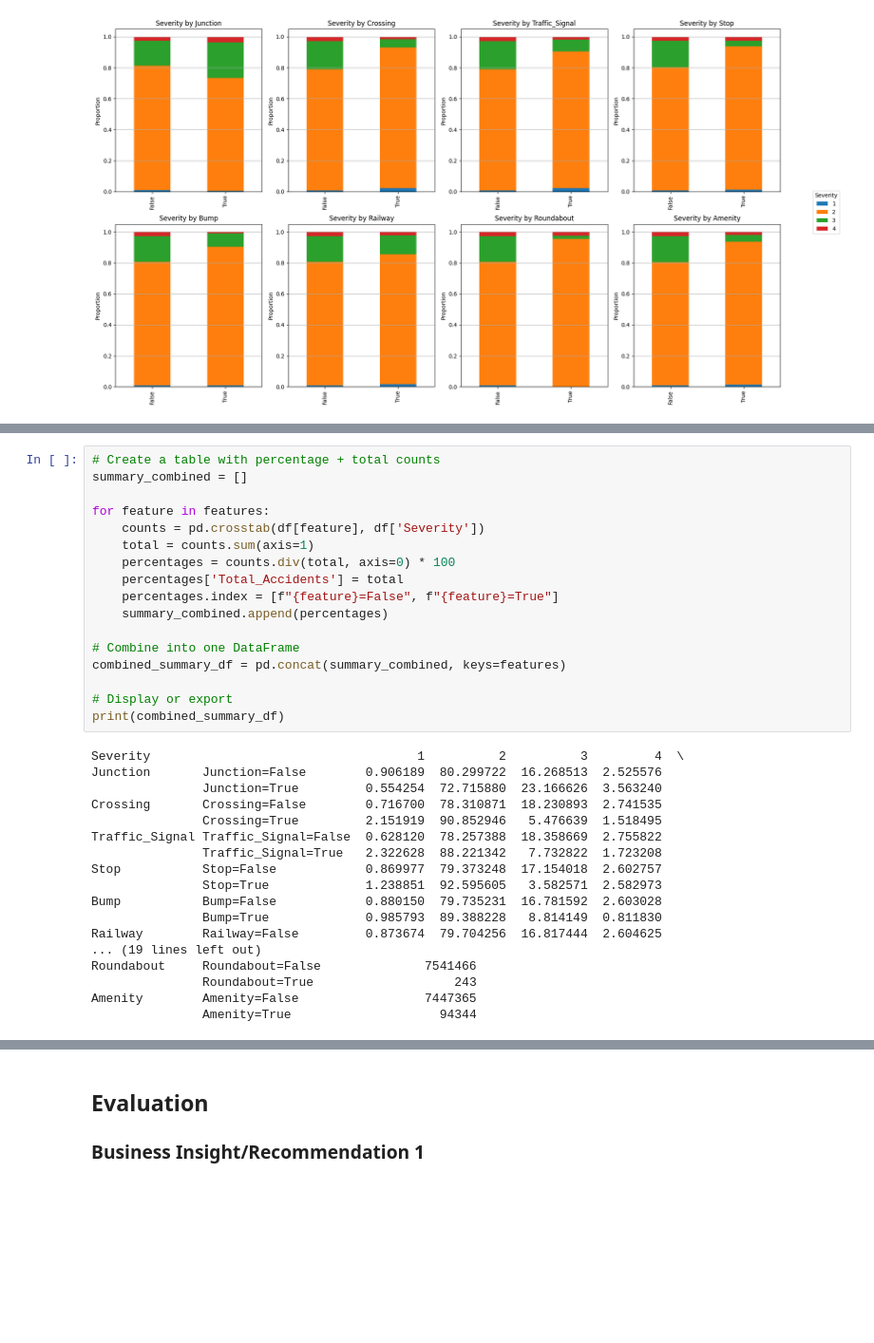
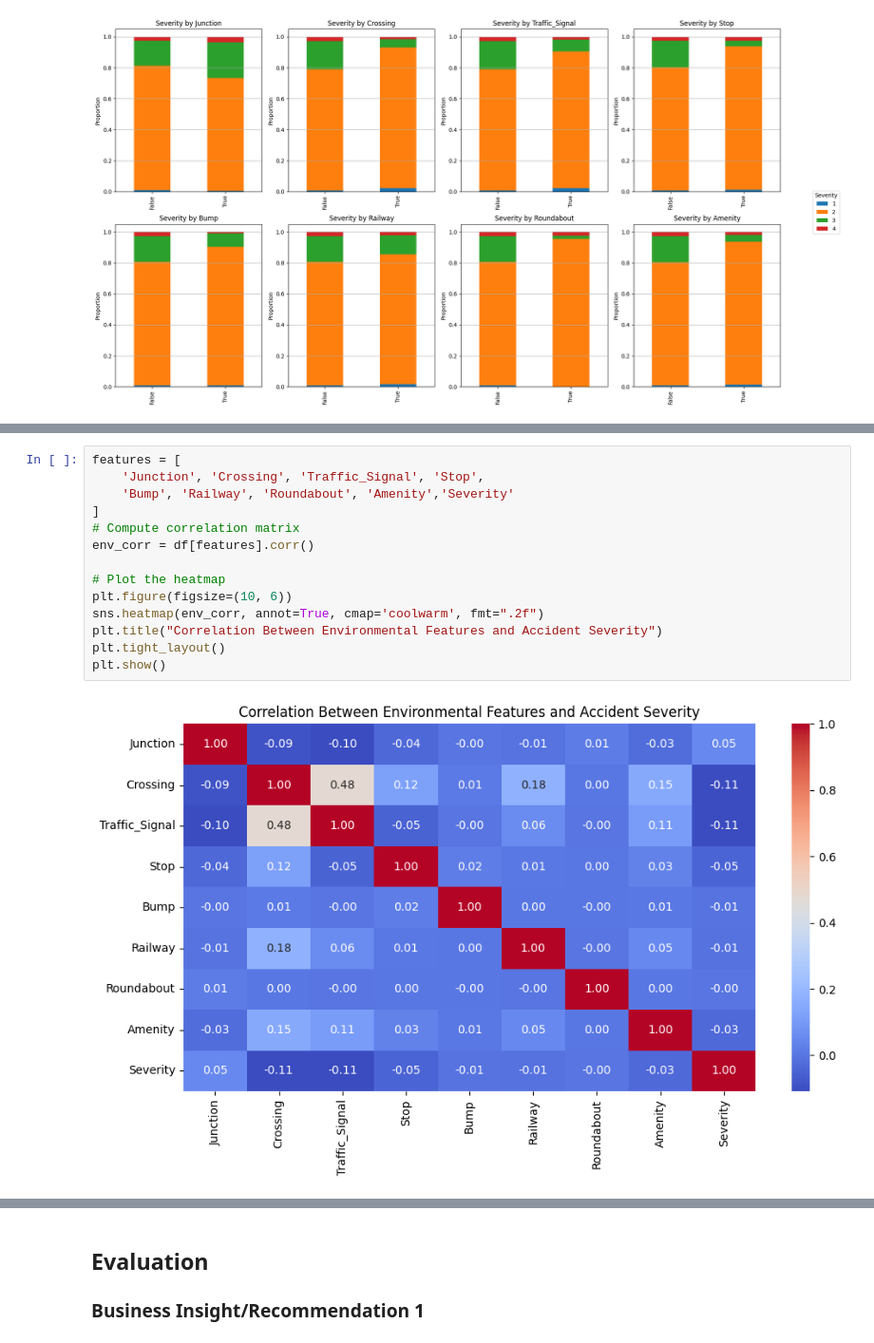
Before and after one commit to stephenliao08/Week11Project, a Jupyter notebook: DS_Capstone_Notebook.ipynb, the cells around one changed output, grey strips where cells are left out. Shown at 95% size. Saved outputs shown, nothing was run; the diff lists cells and outputs as text; blank space fills up the shorter version.

```diff
--- a/DS_Capstone_Notebook.ipynb
+++ b/DS_Capstone_Notebook.ipynb
@@ -856,35 +761,16 @@ Amenity        Amenity=False         0.873114  79.581006  16.936984  2.608896
-# %%
-# Create a table with percentage + total counts
-summary_combined = []
-
-for feature in features:
-    counts = pd.crosstab(df[feature], df['Severity'])
-    total = counts.sum(axis=1)
-    percentages = counts.div(total, axis=0) * 100
-    percentages['Total_Accidents'] = total
-    percentages.index = [f"{feature}=False", f"{feature}=True"]
-    summary_combined.append(percentages)
-
-# Combine into one DataFrame
-combined_summary_df = pd.concat(summary_combined, keys=features)
-
-# Display or export
-print(combined_summary_df)
-# %% [output]
-Severity                                    1          2          3         4  \
-Junction       Junction=False        0.906189  80.299722  16.268513  2.525576
-               Junction=True         0.554254  72.715880  23.166626  3.563240
-Crossing       Crossing=False        0.716700  78.310871  18.230893  2.741535
-               Crossing=True         2.151919  90.852946   5.476639  1.518495
-Traffic_Signal Traffic_Signal=False  0.628120  78.257388  18.358669  2.755822
-               Traffic_Signal=True   2.322628  88.221342   7.732822  1.723208
-Stop           Stop=False            0.869977  79.373248  17.154018  2.602757
-               Stop=True             1.238851  92.595605   3.582571  2.582973
-Bump           Bump=False            0.880150  79.735231  16.781592  2.603028
-               Bump=True             0.985793  89.388228   8.814149  0.811830
-Railway        Railway=False         0.873674  79.704256  16.817444  2.604625
-... (19 lines left out)
-Roundabout     Roundabout=False              7541466
-               Roundabout=True                   243
-Amenity        Amenity=False                 7447365
-               Amenity=True                    94344
+# %%
+features = [
+    'Junction', 'Crossing', 'Traffic_Signal', 'Stop',
+    'Bump', 'Railway', 'Roundabout', 'Amenity','Severity'
+]
+# Compute correlation matrix
+env_corr = df[features].corr()
+
+# Plot the heatmap
+plt.figure(figsize=(10, 6))
+sns.heatmap(env_corr, annot=True, cmap='coolwarm', fmt=".2f")
+plt.title("Correlation Between Environmental Features and Accident Severity")
+plt.tight_layout()
+plt.show()
+# %% [output]
+[figure, added]
```
Also changed, not shown: parts of 48 cells of this notebook.
